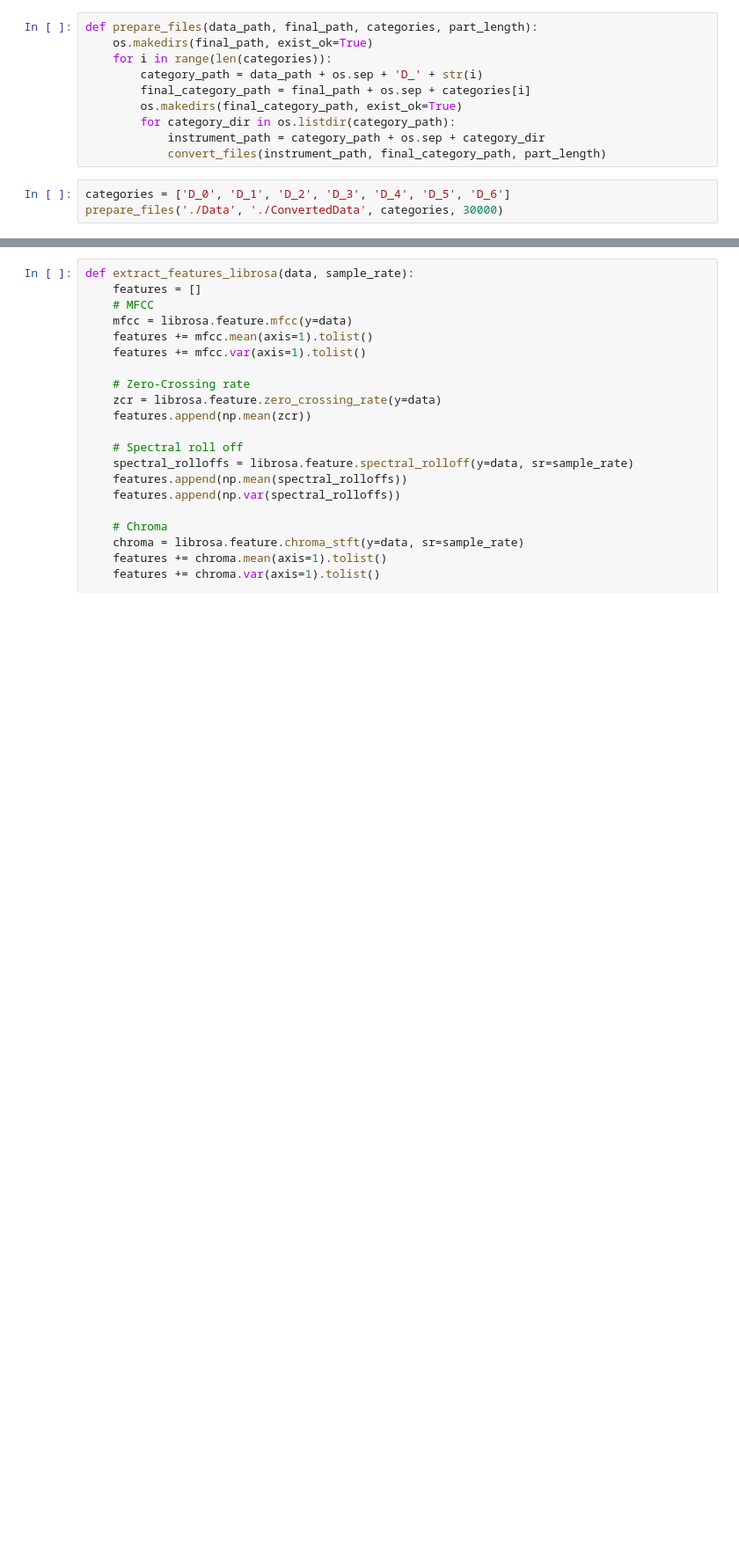
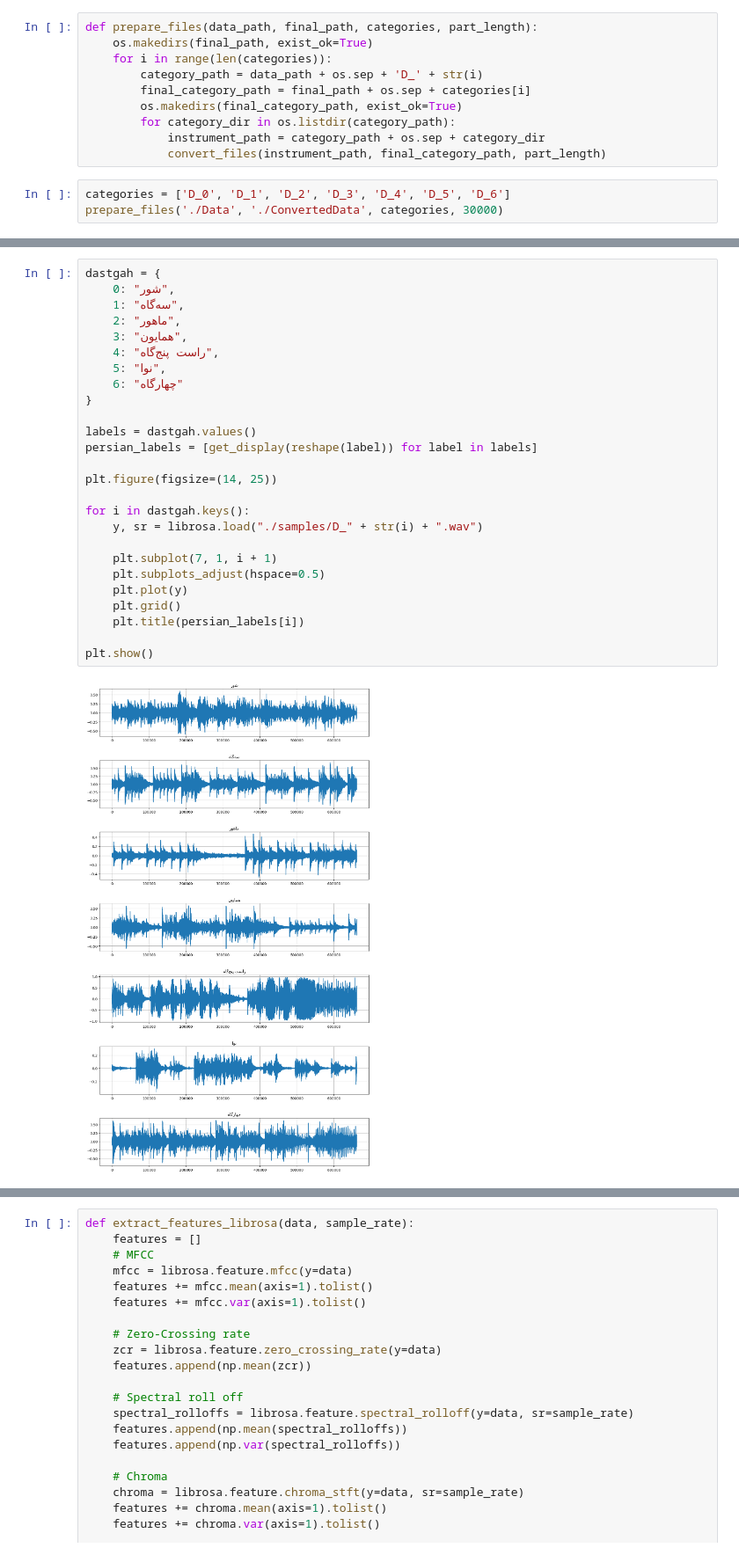
Before and after one commit to AliAkhgari/Iranian-Traditional-Music-Dastgah-Classifier, a Jupyter notebook: FeatureExtraction.ipynb, the cells around one changed output, grey strips where cells are left out. Shown at 88% size. Cells and saved outputs as stored; diff of their text form; blank space fills up the shorter version.

Commit message:
feature visualizations added

```diff
--- a/FeatureExtraction.ipynb
+++ b/FeatureExtraction.ipynb
@@ -88,0 +72,28 @@ prepare_files('./Data', './ConvertedData', categories, 30000)
+# %%
+dastgah = {
+    0: "شور",
+    1: "سه‌گاه",
+    2: "ماهور",
+    3: "همایون",
+    4: "راست پنج‌گاه",
+    5: "نوا",
+    6: "چهارگاه"
+}
+
+labels = dastgah.values()
+persian_labels = [get_display(reshape(label)) for label in labels]
+
+plt.figure(figsize=(14, 25))
+
+for i in dastgah.keys():
+    y, sr = librosa.load("./samples/D_" + str(i) + ".wav")
+
+    plt.subplot(7, 1, i + 1)
+    plt.subplots_adjust(hspace=0.5)
+    plt.plot(y)
+    plt.grid()
+    plt.title(persian_labels[i])
+
+plt.show()
+# %% [output]
+[figure, added]
```
Also changed, not shown: parts of 16 cells of this notebook.
